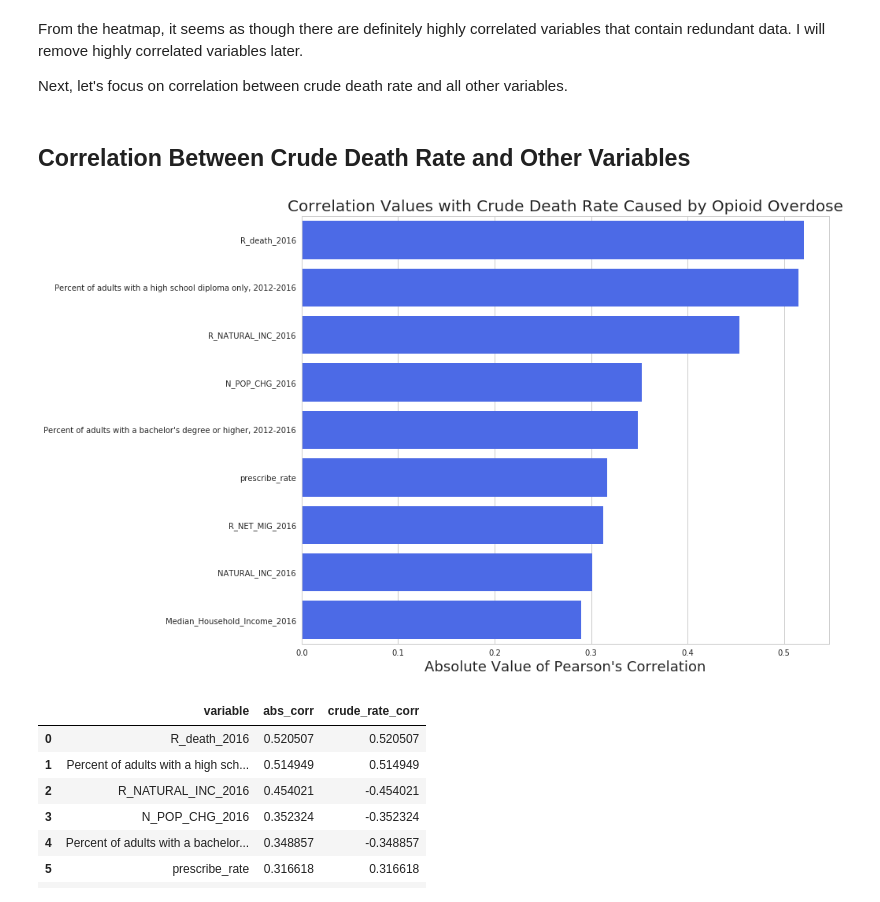
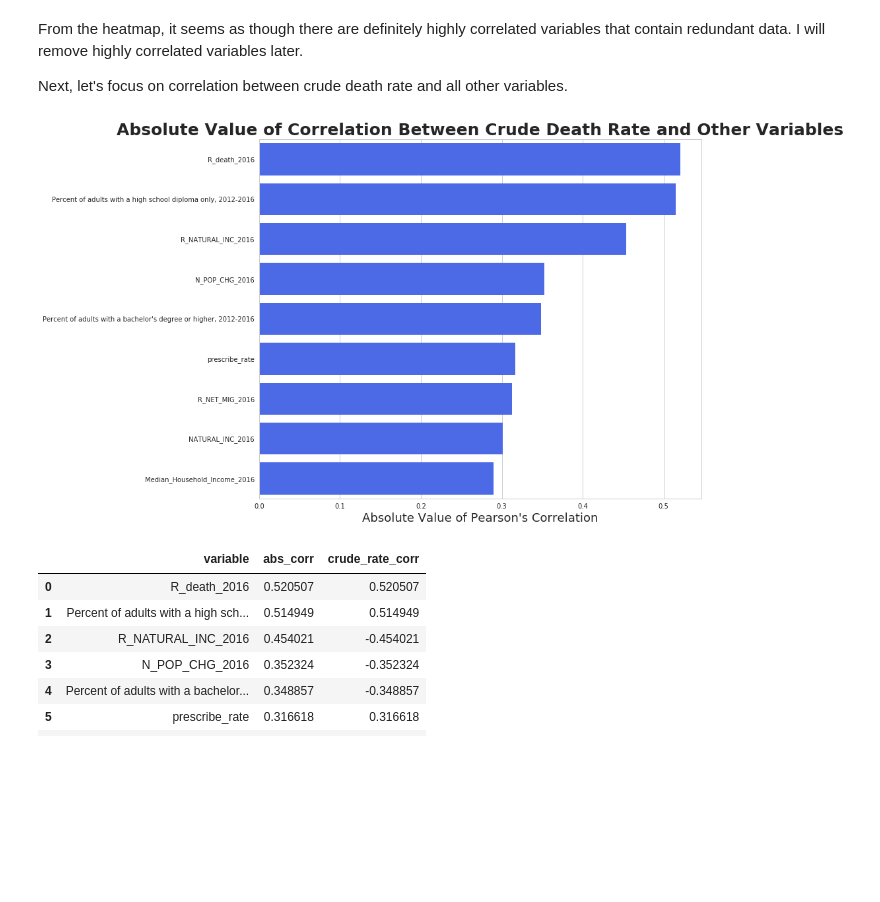
Before and after one commit to danielhanbitlee/Springboard, a Jupyter notebook: capstone_project/data_storytelling.ipynb, the cells around one changed output. Drawn from its saved outputs; the diff is of its cells as text; code cells hidden in the pictures; blank space fills up the shorter version.

```diff
--- a/capstone_project/data_storytelling.ipynb
+++ b/capstone_project/data_storytelling.ipynb
@@ -324,8 +327,6 @@ plt.show()
 From the heatmap, it seems as though there are definitely highly correlated variables that contain redundant data. I will remove highly correlated variables later.
 
 Next, let's focus on correlation between crude death rate and all other variables.
-# %% [markdown]
-## Correlation Between Crude Death Rate and Other Variables
 # %%
 # calculate pairwise Pearson's correlation for all the variables
 merged_corr = merged_filtered.corr()
@@ -342,12 +343,12 @@ crude_corr_df.columns = ['variable', 'abs_corr', 'crude_rate_corr']
 # %%
 # barplot of nine highest correlation values when calculating correlation with crude rate of death
 sns.barplot(x = 'abs_corr', y = 'variable', data = crude_corr_df[:9], color = '#335AFF')
-plt.title('Correlation Values with Crude Death Rate Caused by Opioid Overdose', fontsize = 20)
+plt.title('Absolute Value of Correlation Between Crude Death Rate and Other Variables', fontsize = 25, fontweight = 'bold')
 plt.ylabel('')
 plt.xlabel('Absolute Value of Pearson\'s Correlation', fontsize = 18)
 plt.show()
 # %% [output]
-[figure, old version]
+[figure, new version]
 # %%
 crude_corr_df[:9]
 # %% [output]
```
Also changed, not shown: parts of 3 cells of this notebook.
